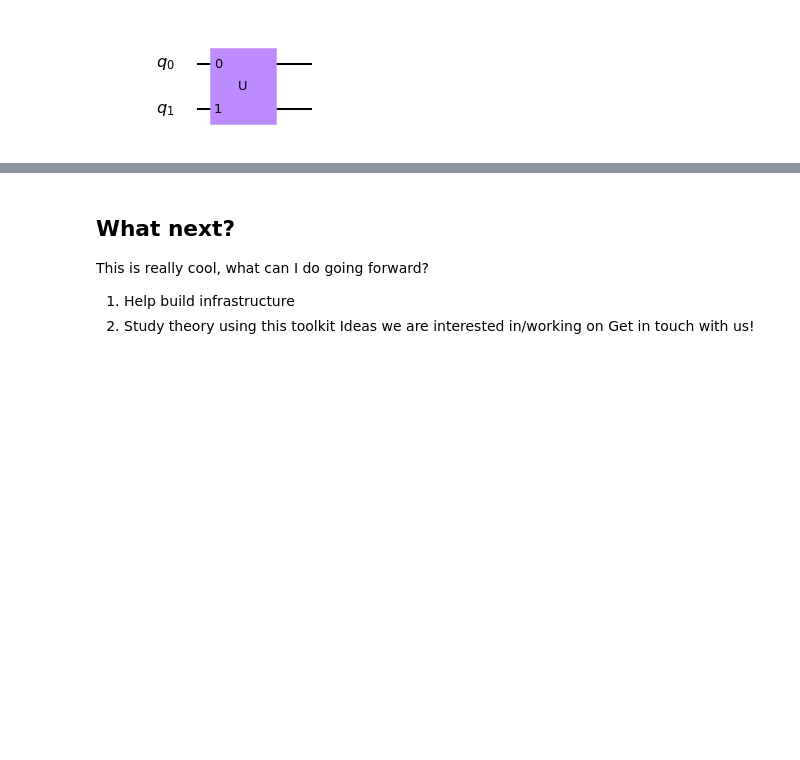
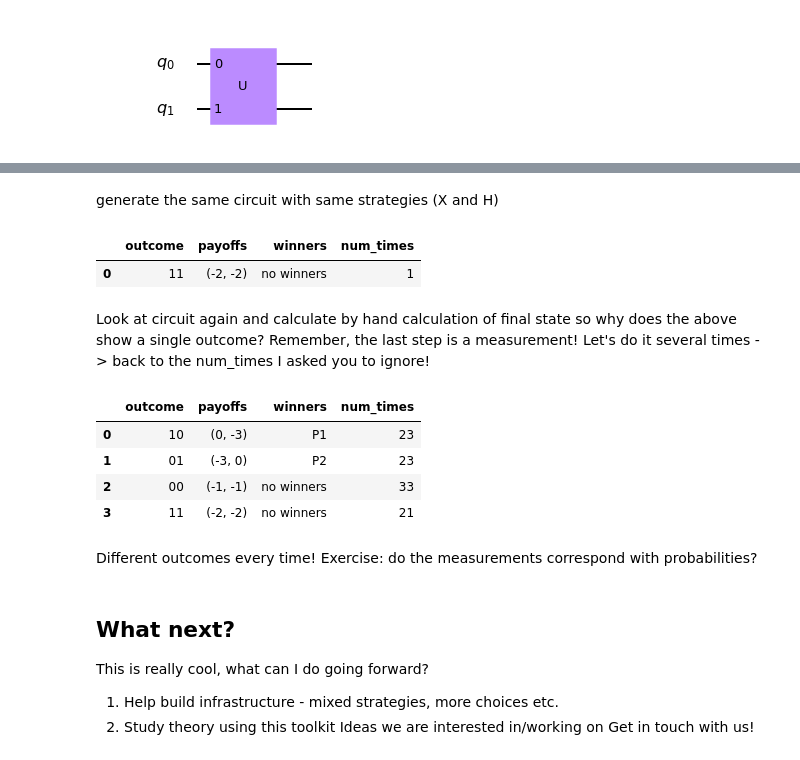
Before and after one commit to desireevl/quantum-game-theory, a Jupyter notebook: quantum_game_theory.ipynb, the cells around one changed output, grey strips where cells are left out. Drawn from its saved outputs; the diff is of its cells as text; code cells hidden in the pictures; blank space fills up the shorter version.

```diff
--- a/quantum_game_theory.ipynb
+++ b/quantum_game_theory.ipynb
@@ -115,0 +176,3 @@ nash equilibrium
+# %%
+prisoner_game_quantum = Game(game_name='prisoner',protocol="EWL")
+prisoner_game_quantum.display_payoffs()
@@ -115,0 +187,24 @@ nash equilibrium
+# %% [markdown]
+generate the same circuit with same strategies (X and H)
+# %%
+P1_strategy = 'X'
+P2_strategy = 'H'
+combined_strategies = [P1_strategy, P2_strategy]
+prisoner_game_quantum.play_game(combined_strategies)
+# %% [output]
+|  | outcome | payoffs | winners | num_times |
+| 0 | 11 | (-2, -2) | no winners | 1 |
+# %% [markdown]
+Look at circuit again and calculate by hand
+calculation of final state
+so why does the above show a single outcome? Remember, the last step is a measurement! Let's do it several times -> back to the num_times I asked you to ignore!
+# %%
+prisoner_game_quantum.play_game(combined_strategies, n_times = 100)
+# %% [output]
+|  | outcome | payoffs | winners | num_times |
+| 0 | 10 | (0, -3) | P1 | 23 |
+| 1 | 01 | (-3, 0) | P2 | 23 |
+| 2 | 00 | (-1, -1) | no winners | 33 |
+| 3 | 11 | (-2, -2) | no winners | 21 |
+# %% [markdown]
+Different outcomes every time! Exercise: do the measurements correspond with probabilities?
@@ -116,7 +215,7 @@ nash equilibrium
 # %% [markdown]
 ## What next?
 This is really cool, what can I do going forward?
-1. Help build infrastructure
+1. Help build infrastructure - mixed strategies, more choices etc.
 2. Study theory using this toolkit
 Ideas we are interested in/working on
 Get in touch with us!
```
Also changed, not shown: parts of 33 cells of this notebook.
